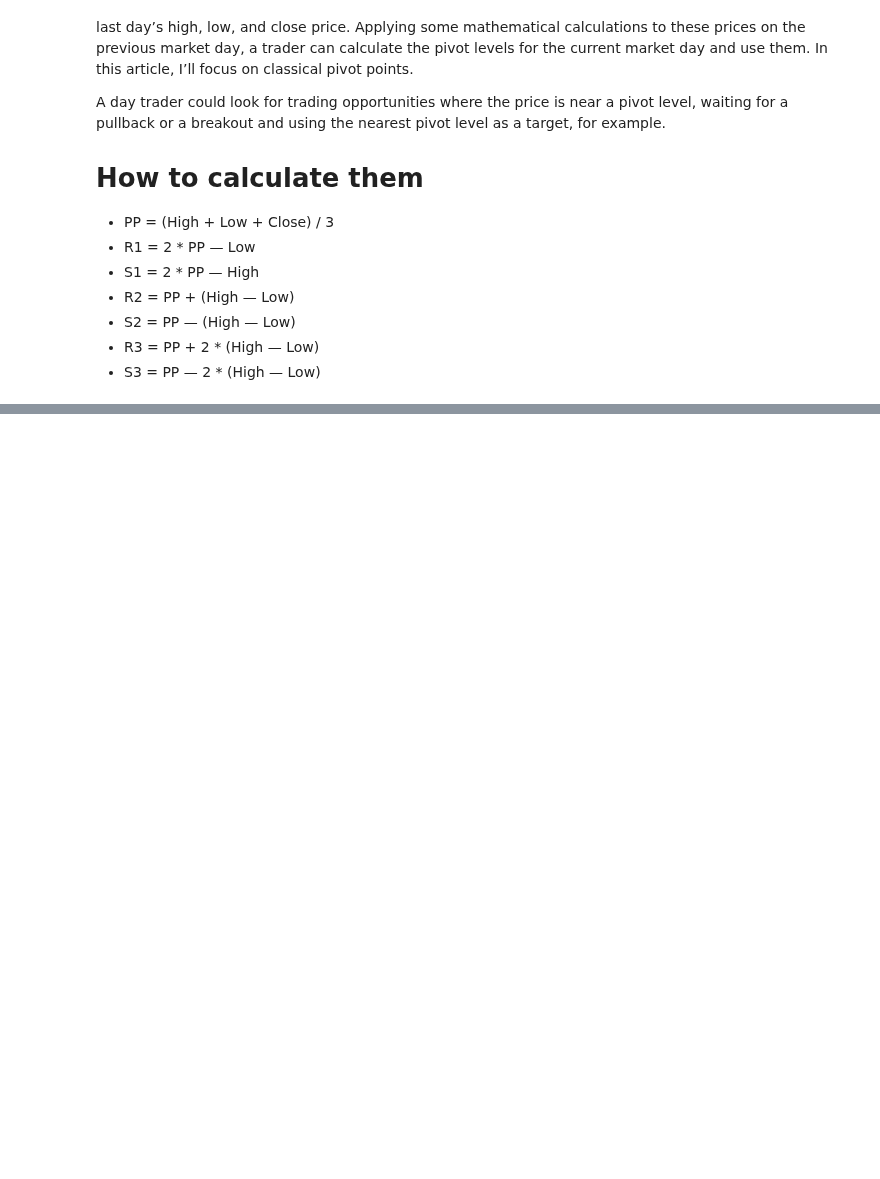
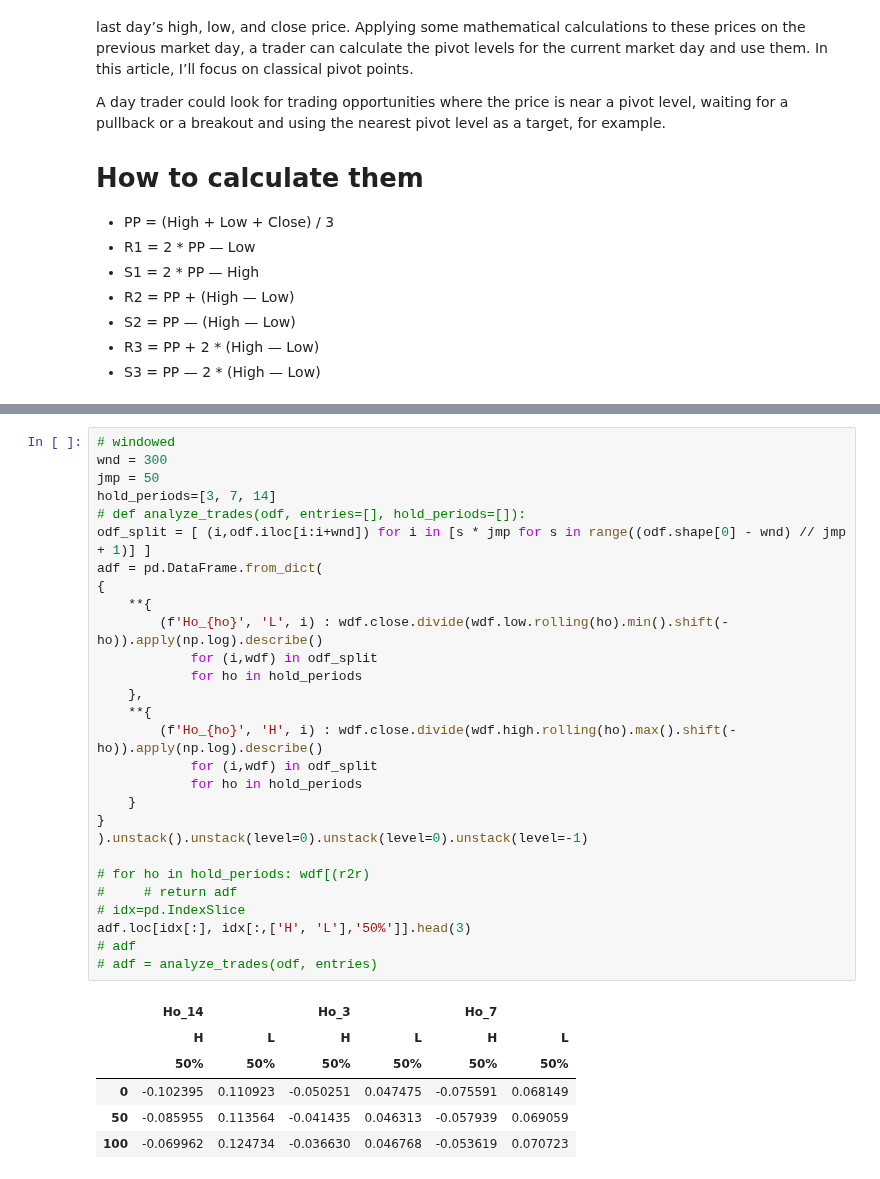
Before and after one commit to petarkabashki/pk-crypto-tools, a Jupyter notebook: MiniZinc/experiments.ipynb, the cells around one changed output, grey strips where cells are left out. Drawn from its saved outputs; the diff is of its cells as text; blank space fills up the shorter version.

```diff
--- a/MiniZinc/experiments.ipynb
+++ b/MiniZinc/experiments.ipynb
@@ -1174,0 +1277,35 @@ A day trader could look for trading opportunities where the price is near a pivo
+# %%
+# windowed
+wnd = 300
+jmp = 50
+hold_periods=[3, 7, 14]
+# def analyze_trades(odf, entries=[], hold_periods=[]):
+odf_split = [ (i,odf.iloc[i:i+wnd]) for i in [s * jmp for s in range((odf.shape[0] - wnd) // jmp + 1)] ]
+adf = pd.DataFrame.from_dict(
+{
+    **{
+        (f'Ho_{ho}', 'L', i) : wdf.close.divide(wdf.low.rolling(ho).min().shift(-ho)).apply(np.log).describe()
+            for (i,wdf) in odf_split
+            for ho in hold_periods
+    },
+    **{
+        (f'Ho_{ho}', 'H', i) : wdf.close.divide(wdf.high.rolling(ho).max().shift(-ho)).apply(np.log).describe()
+            for (i,wdf) in odf_split
+            for ho in hold_periods
+    }
+}
+).unstack().unstack(level=0).unstack(level=0).unstack(level=-1)
+
+# for ho in hold_periods: wdf[(r2r)
+#     # return adf
+# idx=pd.IndexSlice
+adf.loc[idx[:], idx[:,['H', 'L'],'50%']].head(3)
+# adf
+# adf = analyze_trades(odf, entries)
+# %% [output]
+|  | Ho_14 |  | Ho_3 |  | Ho_7 |  |
+|  | H | L | H | L | H | L |
+|  | 50% | 50% | 50% | 50% | 50% | 50% |
+| 0 | -0.102395 | 0.110923 | -0.050251 | 0.047475 | -0.075591 | 0.068149 |
+| 50 | -0.085955 | 0.113564 | -0.041435 | 0.046313 | -0.057939 | 0.069059 |
+| 100 | -0.069962 | 0.124734 | -0.036630 | 0.046768 | -0.053619 | 0.070723 |
```
Also changed, not shown: parts of 10 cells of this notebook, 1 other file.
